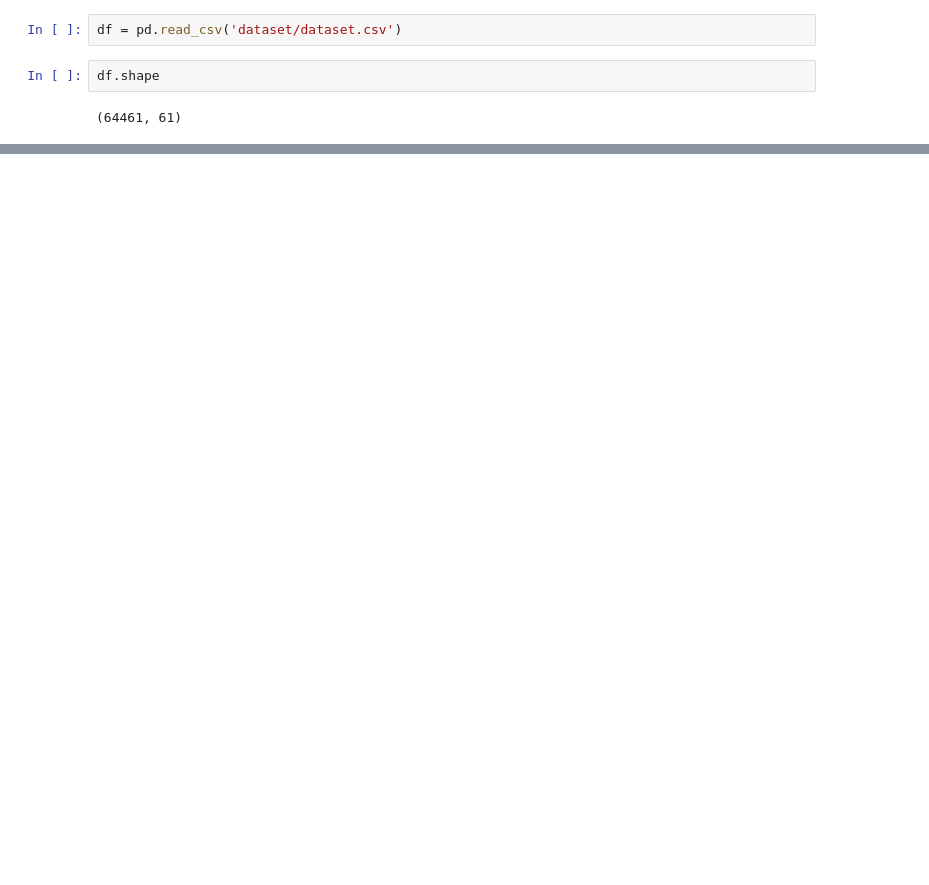
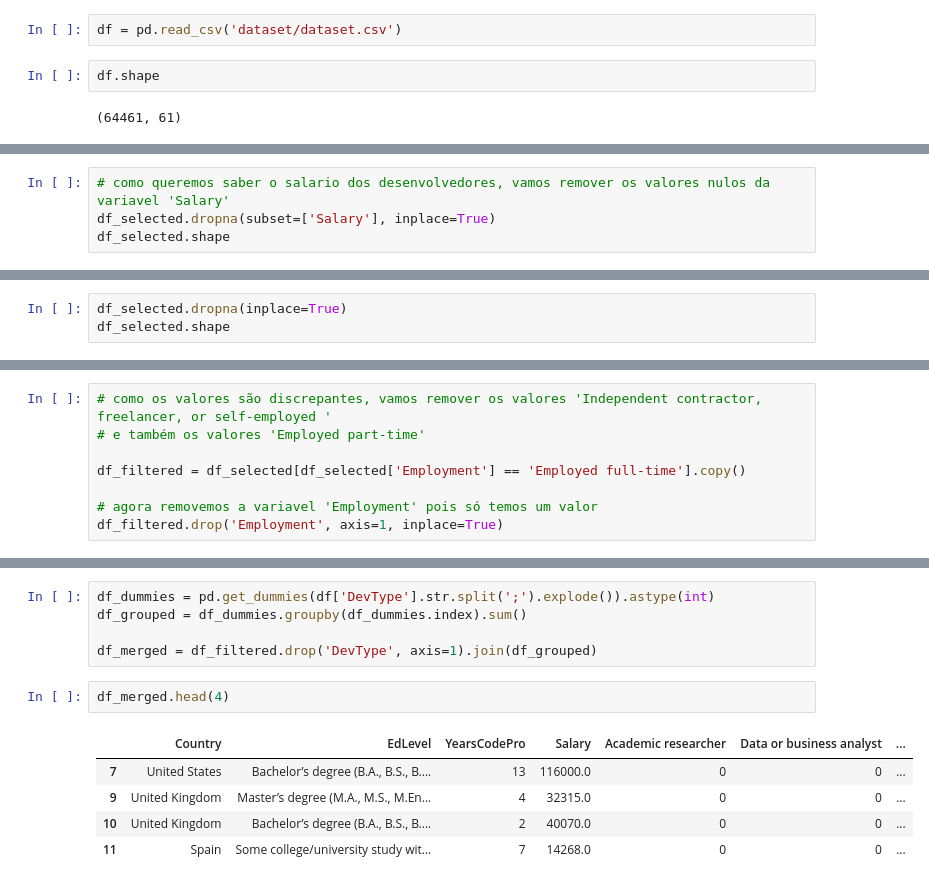
Before and after one commit to lmonferrari/fictional-winner, a Jupyter notebook: projeto1/main.ipynb, the cells around one changed output, grey strips where cells are left out. Cells and saved outputs as stored; diff of their text form; blank space fills up the shorter version.

```diff
--- a/projeto1/main.ipynb
+++ b/projeto1/main.ipynb
@@ -27,0 +60,4 @@ df.head(2)
+# %%
+# como queremos saber o salario dos desenvolvedores, vamos remover os valores nulos da variavel 'Salary'
+df_selected.dropna(subset=['Salary'], inplace=True)
+df_selected.shape
@@ -27,0 +82,3 @@ df.head(2)
+# %%
+df_selected.dropna(inplace=True)
+df_selected.shape
@@ -27,0 +96,8 @@ df.head(2)
+# %%
+# como os valores são discrepantes, vamos remover os valores 'Independent contractor, freelancer, or self-employed '
+# e também os valores 'Employed part-time'
+
+df_filtered = df_selected[df_selected['Employment'] == 'Employed full-time'].copy()
+
+# agora removemos a variavel 'Employment' pois só temos um valor
+df_filtered.drop('Employment', axis=1, inplace=True)
@@ -27,0 +116,13 @@ df.head(2)
+# %%
+df_dummies = pd.get_dummies(df['DevType'].str.split(';').explode()).astype(int)
+df_grouped = df_dummies.groupby(df_dummies.index).sum()
+
+df_merged = df_filtered.drop('DevType', axis=1).join(df_grouped)
+# %%
+df_merged.head(4)
+# %% [output]
+|  | Country | EdLevel | YearsCodePro | Salary | Academic researcher | Data or business analyst | ... |
+| 7 | United States | Bachelor’s degree (B.A., B.S., B.... | 13 | 116000.0 | 0 | 0 | ... |
+| 9 | United Kingdom | Master’s degree (M.A., M.S., M.En... | 4 | 32315.0 | 0 | 0 | ... |
+| 10 | United Kingdom | Bachelor’s degree (B.A., B.S., B.... | 2 | 40070.0 | 0 | 0 | ... |
+| 11 | Spain | Some college/university study wit... | 7 | 14268.0 | 0 | 0 | ... |
```
Also changed, not shown: parts of 24 cells of this notebook.
